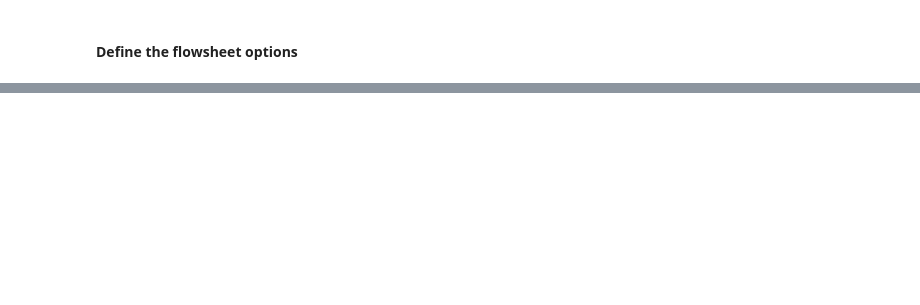
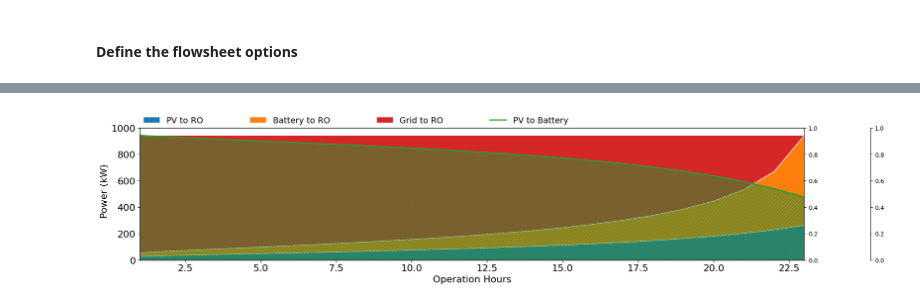
Before and after one commit to MuktaHardikar/Stakeholder_Meeting_Oct23, a Jupyter notebook: multiperiod_demo_2.ipynb, the cells around one changed output, grey strips where cells are left out. Drawn from its saved outputs; the diff is of its cells as text; code cells hidden in the pictures; blank space fills up the shorter version.

Commit message:
Prior to changing elec prices

```diff
--- a/multiperiod_demo_2.ipynb
+++ b/multiperiod_demo_2.ipynb
@@ -213,19 +219,21 @@ def load_flowsheet_options(mp,
 # %%
-def create_multiperiod_pv_battery_model(
-        n_time_points= 24,
-    ):
+# def create_multiperiod_pv_battery_model(
+#         n_time_points= 24,
+#     ):
 
-    mp = MultiPeriodModel(
-        n_time_points=n_time_points,
-        process_model_func=load_flowsheet_options,
-        linking_variable_func=get_pv_ro_variable_pairs,
-        initialization_func=fix_dof_and_initialize,
-        unfix_dof_func=unfix_dof,
-    )
+#     mp = MultiPeriodModel(
+#         n_time_points=n_time_points,
+#         process_model_func=load_flowsheet_options,
+#         linking_variable_func=get_pv_ro_variable_pairs,
+#         initialization_func=fix_dof_and_initialize,
+#         unfix_dof_func=unfix_dof,
+#     )
 
-    # surrogate = load_surrogate()
-    load_flowsheet_options(mp)
-    mp.blocks[0].process.fs.battery.initial_state_of_charge.fix(0)
-    add_pv_ro_constraints(mp)
+#     # surrogate = load_surrogate()
+#     load_flowsheet_options(mp)
+#     mp.blocks[0].process.fs.battery.initial_state_of_charge.fix(0)
+#     add_pv_ro_constraints(mp)
 
-    return mp
+#     return mp
+# %%
+mp = create_multiperiod_pv_battery_model(surrogate=PV_surrogate)
@@ -232,5 +258,4 @@ def create_multiperiod_pv_battery_model(
 # %%
-mp = create_multiperiod_pv_battery_model()
 results = solver.solve(mp)
 # %%
 labels = ['pv_size', 'battery_power', 'battery_energy', 'LCOW']
@@ -239,3 +269,5 @@ for idx, v in enumerate([mp.blocks[0].process.fs.pv_size, mp.blocks[0].process.f
 # %%
 from util.visualize import create_plot
-create_plot(mp, elec_prices)
+create_plot(mp)
+# %% [output]
+[figure, added]
```
Also changed, not shown: parts of 13 cells of this notebook, 2 other files.
